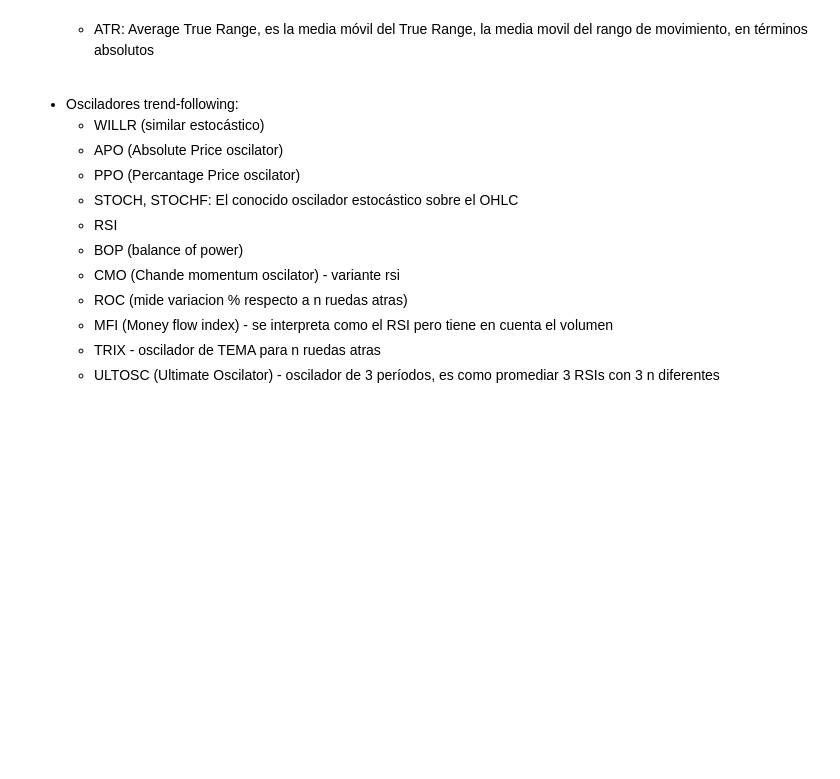
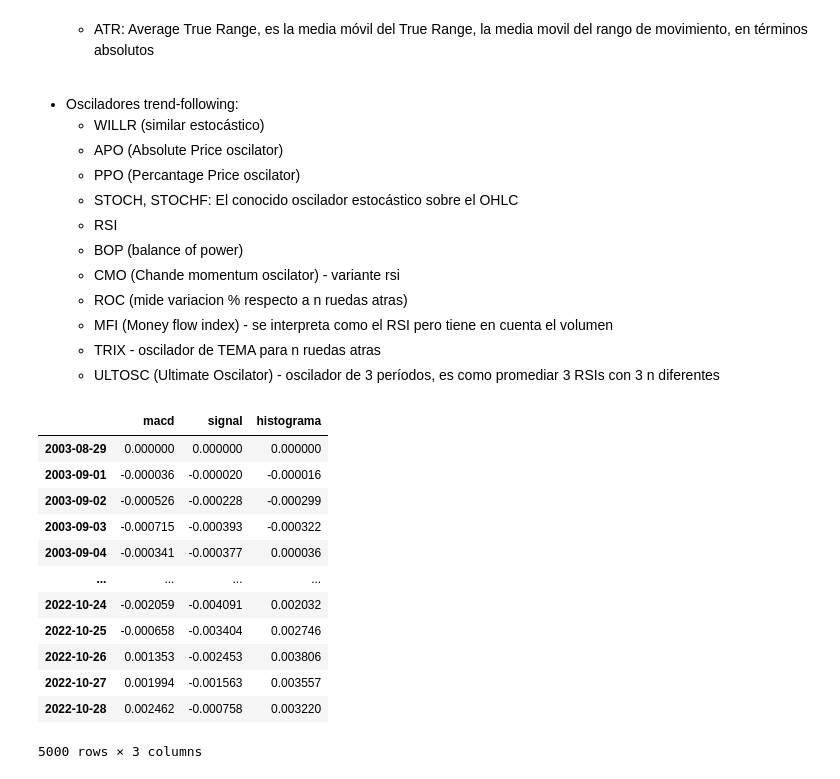
Before and after one commit to jackonedev/ZPRO_backtesting, a Jupyter notebook: quantitative_backtest-02.ipynb, the cells around one changed output. Drawn from its saved outputs; the diff is of its cells as text; code cells hidden in the pictures; blank space fills up the shorter version.

```diff
--- a/quantitative_backtest-02.ipynb
+++ b/quantitative_backtest-02.ipynb
@@ -48,17 +50,6 @@ TOKEN = os.environ["TOKEN_AV"]
 # data.to_csv('data-daily-raw.csv')
 
 data = pd.read_csv("data-daily-raw.csv", index_col=0)
-# %%
-# PARAMETROS INCIALES
-ruedas = 14
-par = "EUR/USD"
-fast, slow = 20, 60
-sigma = 40
-
-fw = 10, 20
-
-features = [f"Cruce_{fast}_{slow}", "rsi", f"sigma_{sigma}"] # atributo dinámico
-forwards = [f"fw_{i}" for i in fw] # atributo preseteado, dinámico
 # %%
 # AJUSTE DE DATA
 new_labels = ['Open', "High", "Low", "Close"]
@@ -128,3 +119,29 @@ LISTA DE INDICADORES POR CATEGORIA:
     - MFI (Money flow index) - se interpreta como el RSI pero tiene en cuenta el volumen
     - TRIX - oscilador de TEMA para n ruedas atras
     - ULTOSC (Ultimate Oscilator) - oscilador de 3 períodos, es como promediar 3 RSIs con 3 n diferentes
+# %%
+# MACD
+def macd(data, label, fast, slow, suavizado):
+    dataux = pd.DataFrame()
+    ema_fast = data[label].ewm(span=fast).mean()
+    ema_slow = data[label].ewm(span=slow).mean()
+    dataux['macd'] = ema_fast - ema_slow
+    dataux['signal'] = dataux.macd.ewm(span=suavizado).mean()
+    dataux['histograma'] = dataux.macd - dataux.signal
+    return dataux.dropna()#.round(3)
+
+macd(data, "Close", fast=12, slow=26, suavizado=9)
+# %% [output]
+|  | macd | signal | histograma |
+| 2003-08-29 | 0.000000 | 0.000000 | 0.000000 |
+| 2003-09-01 | -0.000036 | -0.000020 | -0.000016 |
+| 2003-09-02 | -0.000526 | -0.000228 | -0.000299 |
+| 2003-09-03 | -0.000715 | -0.000393 | -0.000322 |
+| 2003-09-04 | -0.000341 | -0.000377 | 0.000036 |
+| ... | ... | ... | ... |
+| 2022-10-24 | -0.002059 | -0.004091 | 0.002032 |
+| 2022-10-25 | -0.000658 | -0.003404 | 0.002746 |
+| 2022-10-26 | 0.001353 | -0.002453 | 0.003806 |
+| 2022-10-27 | 0.001994 | -0.001563 | 0.003557 |
+| 2022-10-28 | 0.002462 | -0.000758 | 0.003220 |
+5000 rows × 3 columns
```
Also changed, not shown: parts of 6 cells of this notebook, 3 other files.
